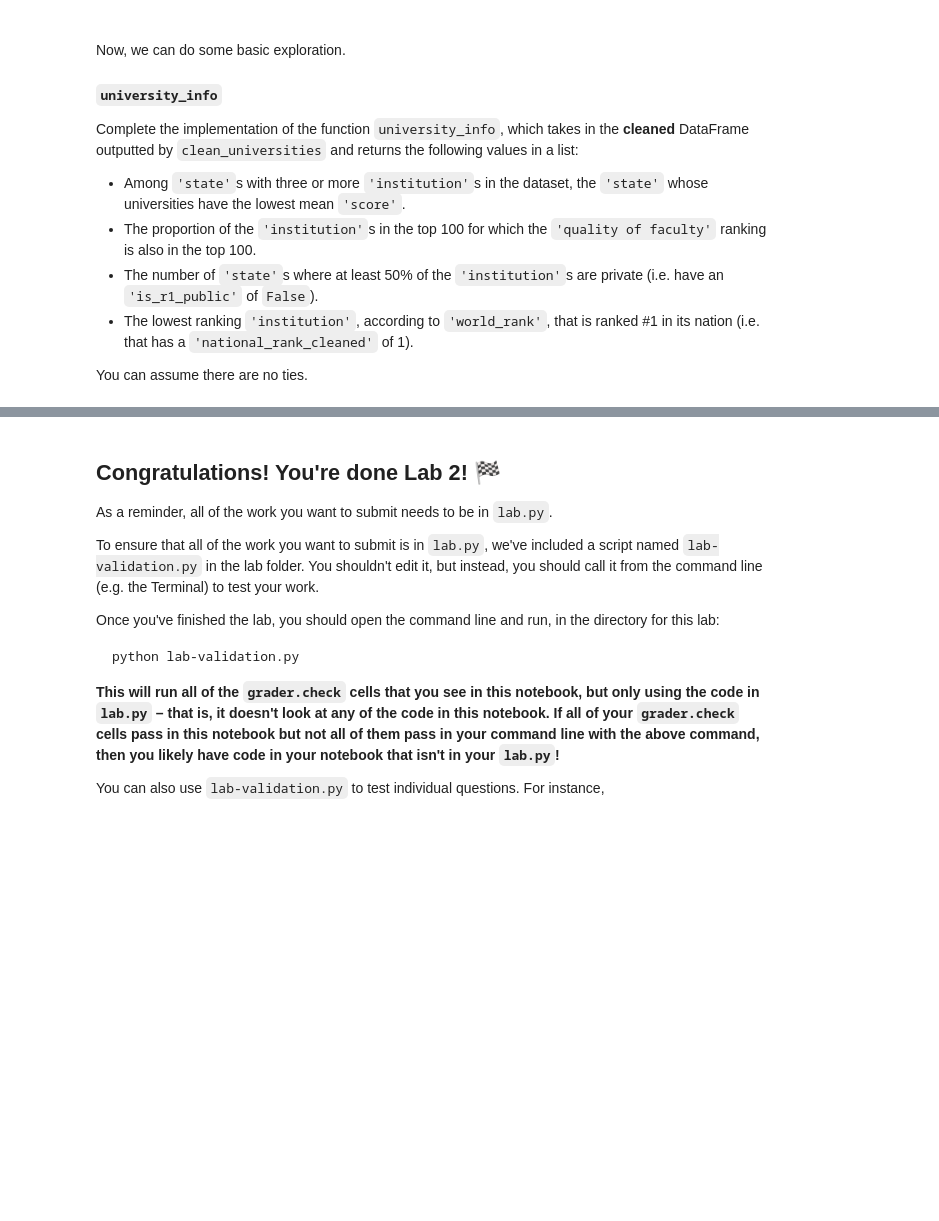
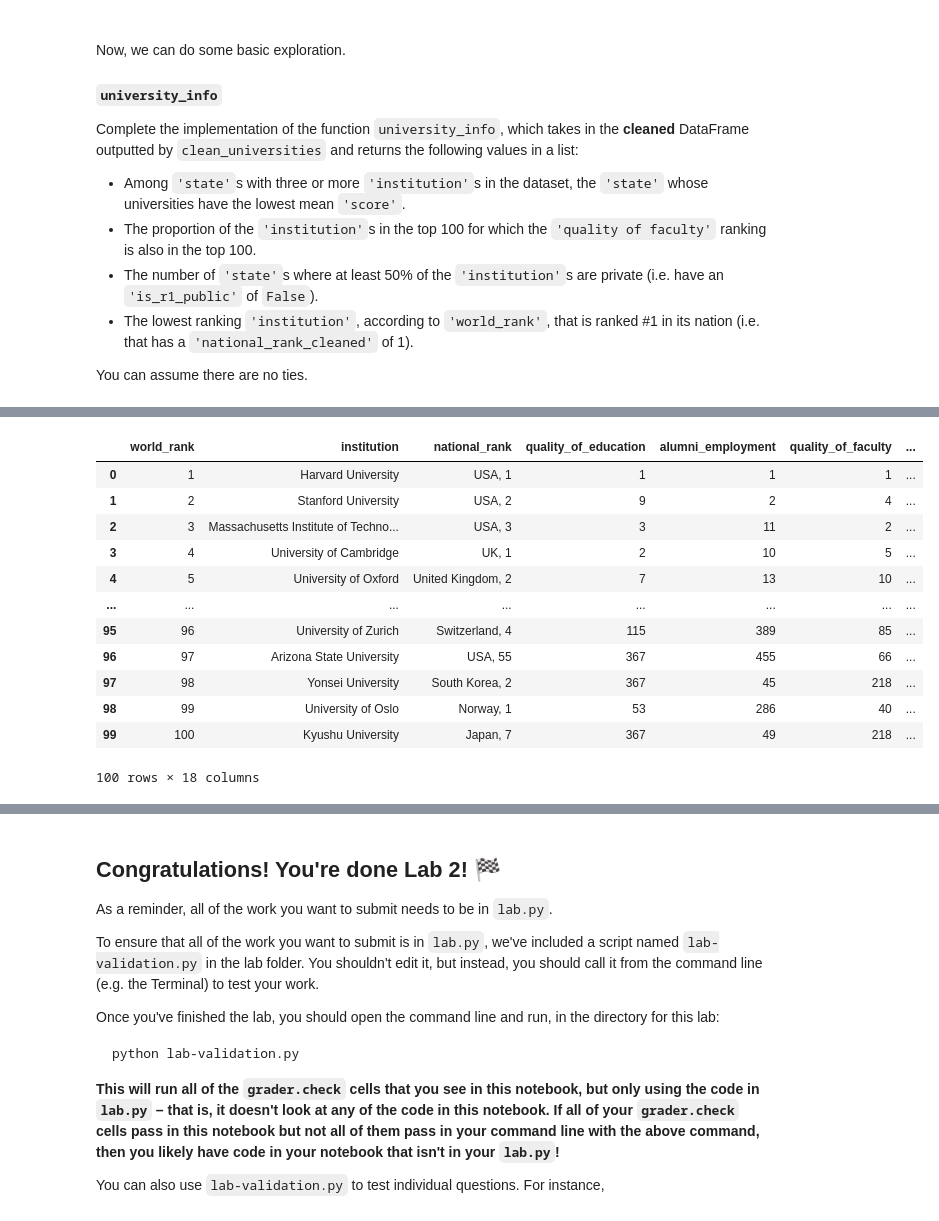
Before and after one commit to haechristine/dsc80-2024-sp, a Jupyter notebook: labs/lab02/lab.ipynb, the cells around one changed output, grey strips where cells are left out. Drawn from its saved outputs; the diff is of its cells as text; code cells hidden in the pictures; blank space fills up the shorter version.

```diff
--- a/labs/lab02/lab.ipynb
+++ b/labs/lab02/lab.ipynb
@@ -626,0 +564,17 @@ cleaned
+# %%
+filtered_states = cleaned['state'].value_counts()
+cleaned.head(100)
+# %% [output]
+|  | world_rank | institution | national_rank | quality_of_education | alumni_employment | quality_of_faculty | ... |
+| 0 | 1 | Harvard University | USA, 1 | 1 | 1 | 1 | ... |
+| 1 | 2 | Stanford University | USA, 2 | 9 | 2 | 4 | ... |
+| 2 | 3 | Massachusetts Institute of Techno... | USA, 3 | 3 | 11 | 2 | ... |
+| 3 | 4 | University of Cambridge | UK, 1 | 2 | 10 | 5 | ... |
+| 4 | 5 | University of Oxford | United Kingdom, 2 | 7 | 13 | 10 | ... |
+| ... | ... | ... | ... | ... | ... | ... | ... |
+| 95 | 96 | University of Zurich | Switzerland, 4 | 115 | 389 | 85 | ... |
+| 96 | 97 | Arizona State University | USA, 55 | 367 | 455 | 66 | ... |
+| 97 | 98 | Yonsei University | South Korea, 2 | 367 | 45 | 218 | ... |
+| 98 | 99 | University of Oslo | Norway, 1 | 53 | 286 | 40 | ... |
+| 99 | 100 | Kyushu University | Japan, 7 | 367 | 49 | 218 | ... |
+100 rows × 18 columns
```
Also changed, not shown: parts of 12 cells of this notebook, 1 other file.
